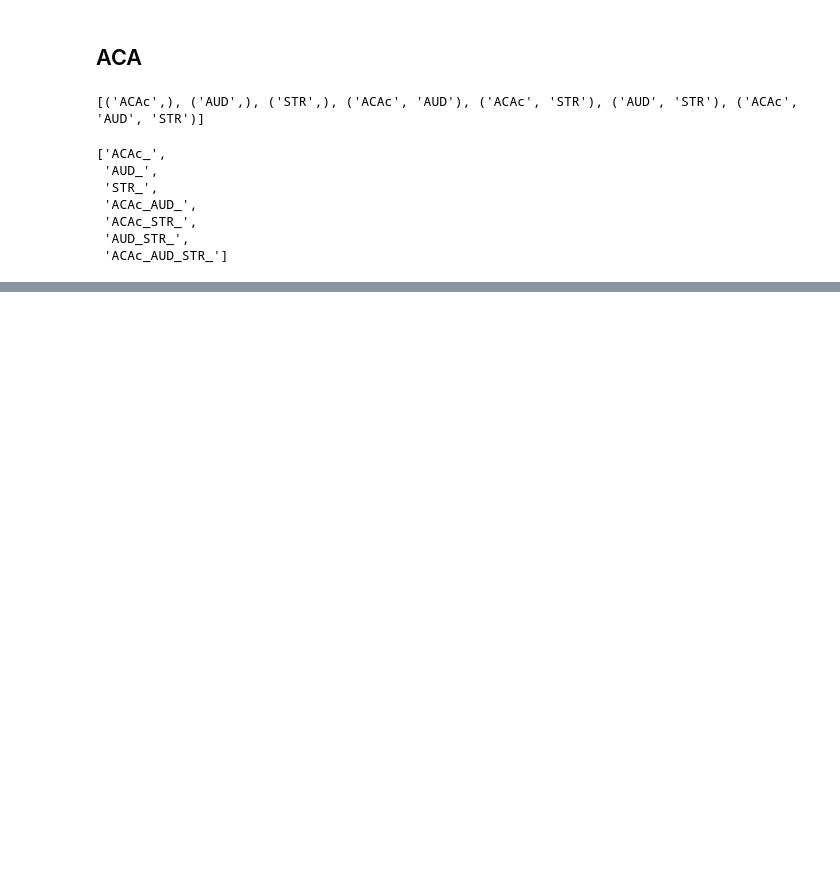
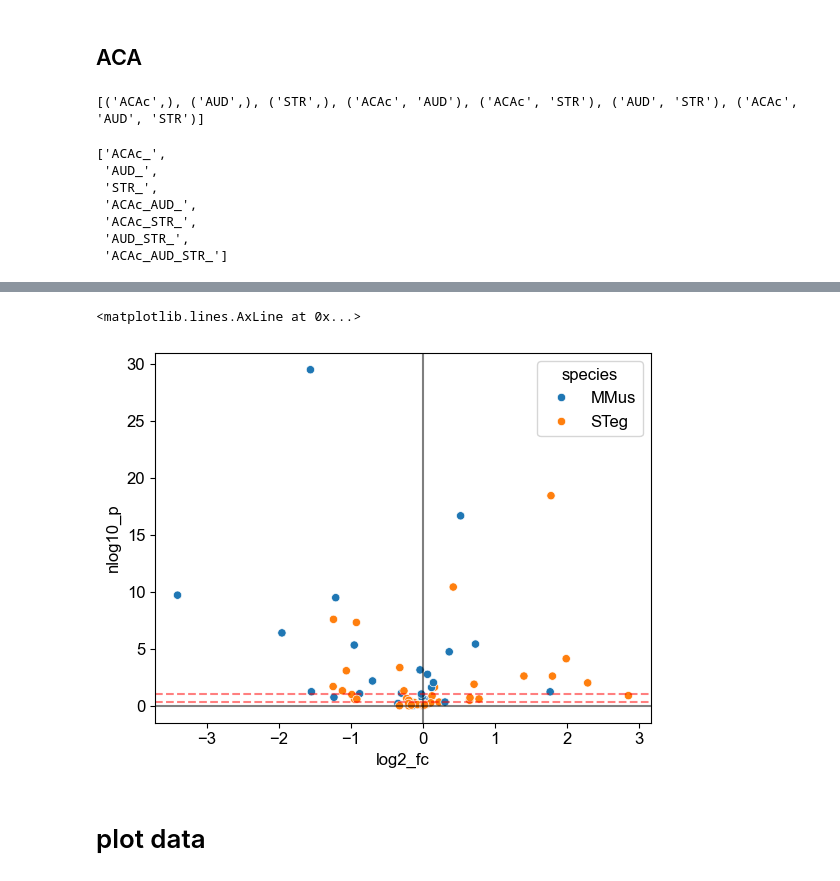
Before and after one commit to eisko/MAPseq_analysis, a Jupyter notebook: SC_individ_mouse_240207.ipynb, the cells around one changed output, grey strips where cells are left out. Saved outputs shown, nothing was run; the diff lists cells and outputs as text; code cells hidden in the pictures; blank space fills up the shorter version.

Commit message:
update motif analysis

```diff
--- a/SC_individ_mouse_240207.ipynb
+++ b/SC_individ_mouse_240207.ipynb
@@ -234,0 +655,12 @@ The `errwidth` parameter is deprecated. And will be removed in v0.15.0. Pass `er
+# %%
+# simulated motifs
+sim_avgs = []
+sim_stds = []
+for i in range(metadata.shape[0]):
+    foo, shuffle_prob_reps = motif_simulation(omc_it_adjusted[i])
+    shuffled_array = np.array(shuffle_prob_reps)
+    sim_avgs.append(shuffled_array.mean(axis=0))
+    sim_stds.append(shuffled_array.std(axis=0))
+# %%
+motif_strings = TF_to_motifs(motifs.index)
+motif_strings
@@ -234,0 +675,9 @@ The `errwidth` parameter is deprecated. And will be removed in v0.15.0. Pass `er
+# %%
+all_motif_dfs = [pd.DataFrame({"motif_strings":motif_strings, "n_total":n_totals[i], "n_obs":n_obs_motifs[i],
+                               "obs_prob":obs_motifs[i], "calc_prob":calc_motifs[i],
+                               "sim_avg":sim_avgs[i], "sim_std":sim_stds[i]}).reset_index(drop=True)
+                     for i in range(metadata.shape[0])]
+for i in range(metadata.shape[0]):
+    all_motif_dfs[i][["mice", "species"]] = [metadata.loc[i,"mice"], metadata.loc[i,"species"]]
+it_motif_df = pd.concat(all_motif_dfs)
+it_motif_df
@@ -234,0 +698,10 @@ The `errwidth` parameter is deprecated. And will be removed in v0.15.0. Pass `er
+# %%
+# significance testing
+from scipy.stats import binomtest
+it_motif_df = it_motif_df.reset_index(drop=True)
+it_motif_df["p_value"] = it_motif_df.apply(lambda row: binomtest(row["n_obs"], row["n_total"], p=row["calc_prob"]).pvalue, axis='columns')
+# log2fc of obs_prob/calc_prob
+it_motif_df["log2_fc"] = it_motif_df.apply(lambda row: np.log2(row["obs_prob"]/row["calc_prob"]), axis="columns")
+# -log10p
+it_motif_df["nlog10_p"] = it_motif_df.apply(lambda row: (np.log10(row["p_value"]))*-1, axis="columns")
+it_motif_df
@@ -234,0 +722,14 @@ The `errwidth` parameter is deprecated. And will be removed in v0.15.0. Pass `er
+# %%
+# volcano plot
+sns.scatterplot(it_motif_df, x="log2_fc", y="nlog10_p", hue="species")
+plt.axline((0,0), (0,1), color="black", alpha=0.5)
+plt.axline((1,0), (0,0), color="black", alpha=0.5)
+
+plt.axline((0,-1*np.log10(0.5)), (1,-1*np.log10(0.5)), color="red", linestyle="--", alpha=0.5)
+plt.axline((0,-1*np.log10(0.1)), (1,-1*np.log10(0.1)), color="red", linestyle="--", alpha=0.5)
+# labels
+# %% [output]
+<matplotlib.lines.AxLine at 0x...>
+[figure, added]
+# %% [markdown]
+# plot data
```
Also changed, not shown: parts of 59 cells of this notebook, 2 other files.
